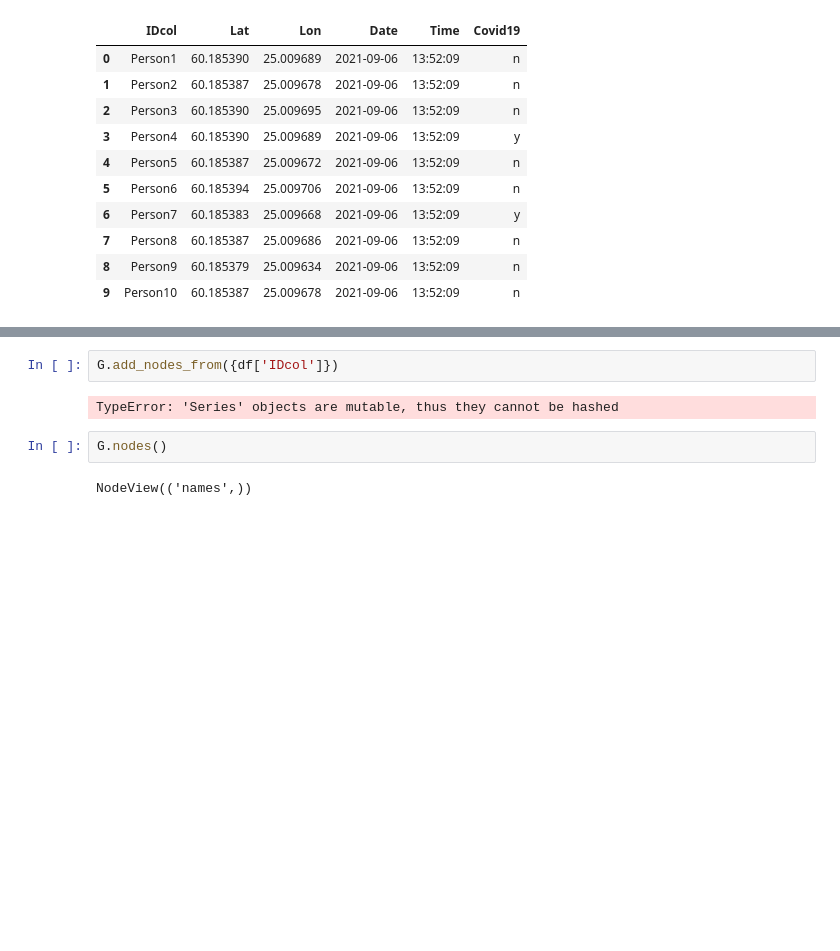
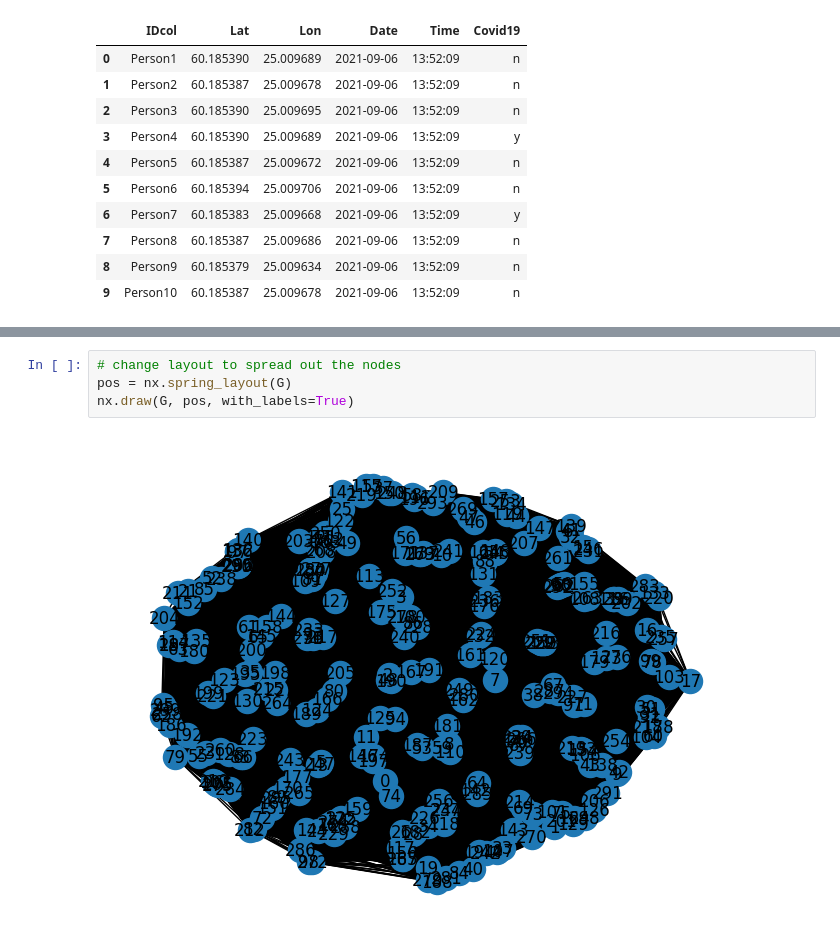
Before and after one commit to Shuyib/fl-predict-covid-19, a Jupyter notebook: math-modelling-covid-19-sim-data.ipynb, the cells around one changed output, grey strips where cells are left out. Drawn from its saved outputs; the diff is of its cells as text; blank space fills up the shorter version.

```diff
--- a/math-modelling-covid-19-sim-data.ipynb
+++ b/math-modelling-covid-19-sim-data.ipynb
@@ -81,8 +154,6 @@ G = nx.Graph()
 # %%
-G.add_nodes_from({df['IDcol']})
+# change layout to spread out the nodes
+pos = nx.spring_layout(G)
+nx.draw(G, pos, with_labels=True)
 # %% [output]
-TypeError: 'Series' objects are mutable, thus they cannot be hashed
+[figure, added]
-# %%
-G.nodes()
-# %% [output]
-NodeView(('names',))
```
Also changed, not shown: parts of 10 cells of this notebook.
